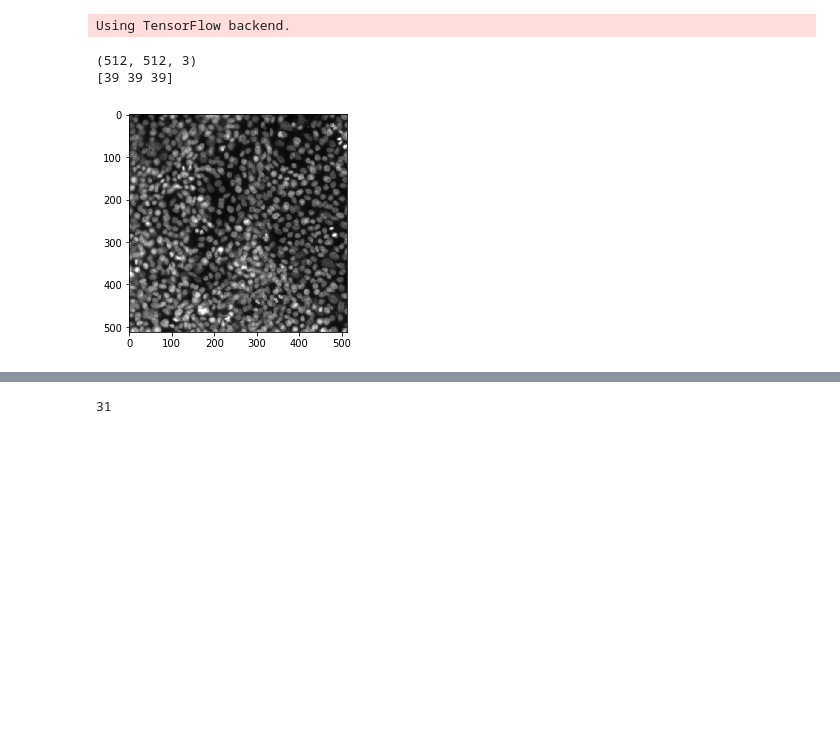
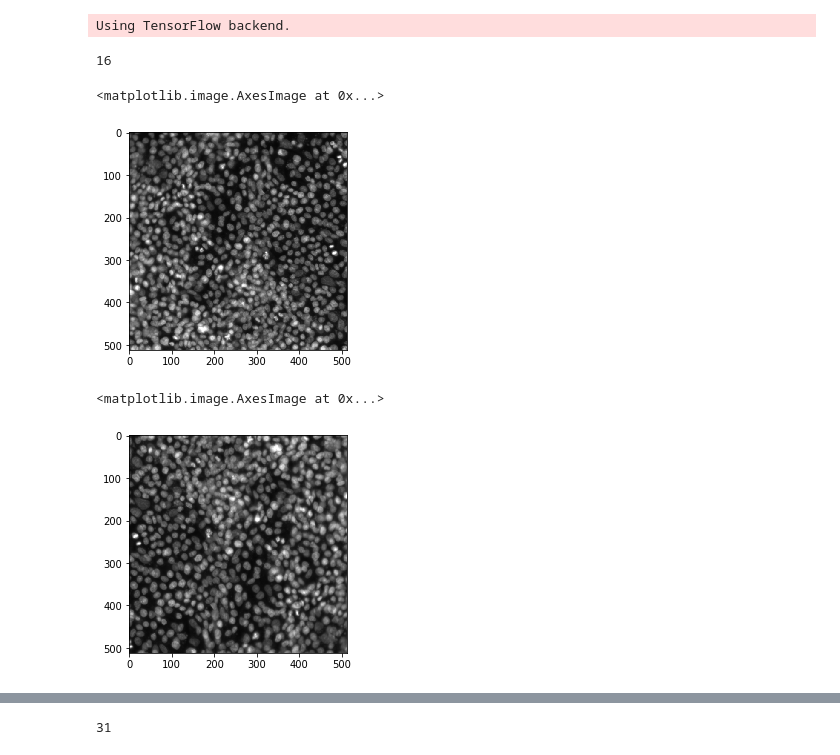
Before and after one commit to rbudnar/Capstone-project, a Jupyter notebook: Testing.ipynb, the cells around one changed output, grey strips where cells are left out. Saved outputs shown, nothing was run; the diff lists cells and outputs as text; code cells hidden in the pictures; blank space fills up the shorter version.

```diff
--- a/Testing.ipynb
+++ b/Testing.ipynb
@@ -27,9 +25,45 @@ Using TensorFlow backend.
+# %%
+#main_v2.build_cell_multi_model("saved_models\cell_model.h5")
+weights_path = "saved_models/weights.20190822-194205=16=2.43.hdf5"
+int(weights_path[weights_path.find("=")+1:weights_path.rfind("=")])
+# test[test.rfind(".", 0,test.rfind("."))+1:test.rfind("-")]
+# %% [output]
+16
 # %%
+import cv2
+import matplotlib.pyplot as plt
+import numpy as np
 img = cv2.imread("./train/HEPG2-01/Plate1/B02_s1_w1.png")
-print(img.shape)
+img2 = cv2.imread("./train/HEPG2-01/Plate1/B02_s1_w1.png")
+# print(img.shape)
 plt.imshow(img)
-print(img[0][0])
+# print(img[0][0])
 # %% [output]
-(512, 512, 3)
-[39 39 39]
+<matplotlib.image.AxesImage at 0x...>
 [figure]
+# %%
+import imgaug.augmenters as iaa
+sometimes = lambda aug: iaa.Sometimes(0.5, aug)
+seq = iaa.Sequential([
+    sometimes(
+        iaa.OneOf([
+            iaa.Add((-10, 10), per_channel=0.5),
+            iaa.Multiply((0.9, 1.1), per_channel=0.5),
+            iaa.ContrastNormalization((0.9, 1.1), per_channel=0.5)
+        ])
+    ),
+    iaa.Fliplr(0.5),
+    iaa.Crop(percent=(0, 0.1)),
+    iaa.Flipud(0.5)
+], random_order=True)
+seq_det = seq.to_deterministic()
+# img = seq.augment_image(img)
+# plt.imshow(img)
+# %%
+# imgs = seq_det.augment_images([img, img2])
+
+# print(img.shape)
+plt.imshow(seq_det.augment_image(img))
+# %% [output]
+<matplotlib.image.AxesImage at 0x...>
+[figure, added]
```
Also changed, not shown: parts of 2 cells of this notebook, 7 other files.
